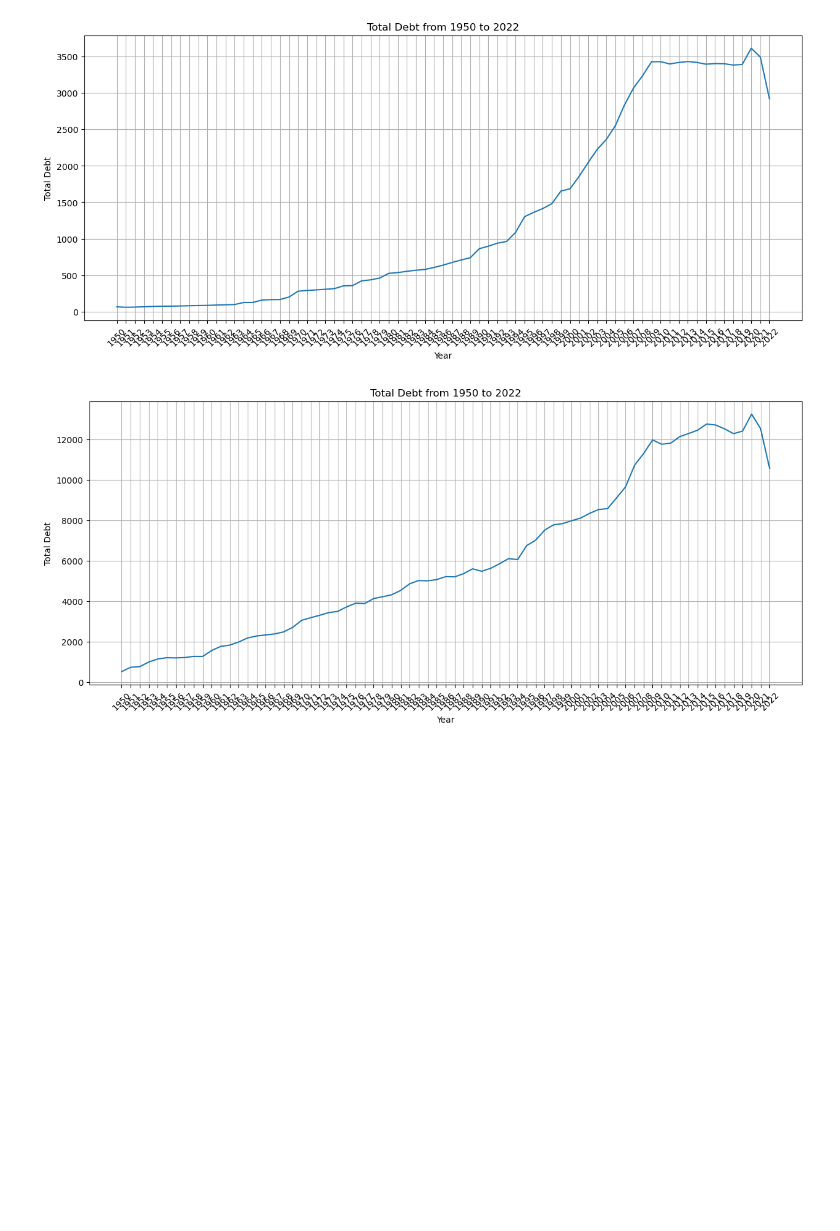
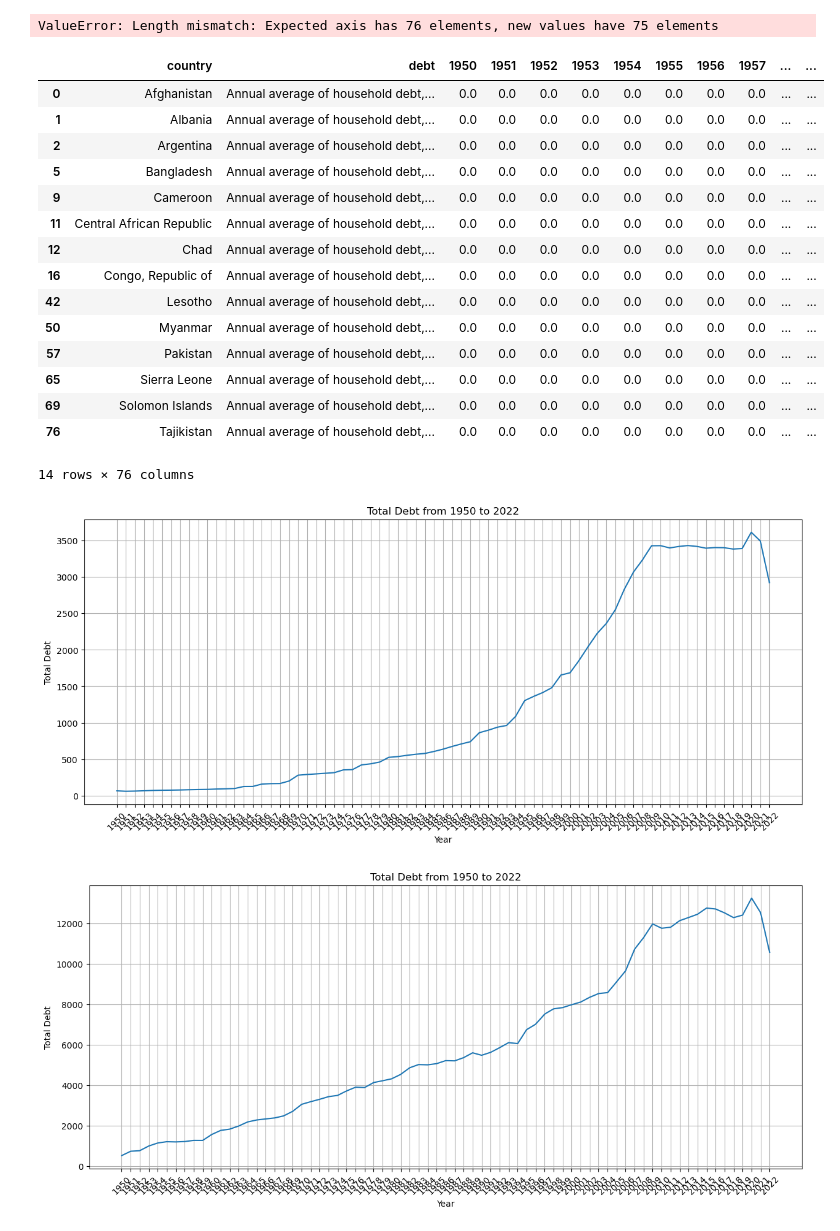
Before and after one commit to MaukanMir/global-debt-analysis, a Jupyter notebook: training.ipynb, the cells around one changed output. Saved outputs shown, nothing was run; the diff lists cells and outputs as text; code cells hidden in the pictures; blank space fills up the shorter version.

Commit message:
working on adding some new functionality to start and end

```diff
--- a/training.ipynb
+++ b/training.ipynb
@@ -4,7 +4,7 @@ import numpy as np
 import seaborn as sns
 import matplotlib.pyplot as plt
 # %%
-def read_all_file_paths(list_of_files:list)->list:
+def read_all_file_paths(list_of_files:list, start:int=None, end:int=None)->list:
   """
   Read a list of all of the file paths
 
@@ -15,21 +15,28 @@ def read_all_file_paths(list_of_files:list)->list:
       List
   """
 
-  list_of_dfs, col_names = [], ['country', 'indicator_name', '1950', '1951', '1952', '1953',
-       '1954', '1955', '1956', '1957', '1958', '1959', '1960', '1961', '1962',
-       '1963', '1964', '1965', '1966', '1967', '1968', '1969', '1970', '1971',
-       '1972', '1973', '1974', '1975', '1976', '1977', '1978', '1979', '1980',
-       '1981', '1982', '1983', '1984', '1985', '1986', '1987', '1988', '1989',
-       '1990', '1991', '1992', '1993', '1994', '1995', '1996', '1997', '1998',
-       '1999', '2000', '2001', '2002', '2003', '2004', '2005', '2006', '2007',
-       '2008', '2009', '2010', '2011', '2012', '2013', '2014', '2015', '2016',
-       '2017', '2018', '2019', '2020', '2021', '2022'],
+  if start and end:
+    year_columns = [str(year) for year in range(start, end+1)]
+    drop_columns = new_columns + year_columns
+  else:
+    year_columns = [str(year) for year in range(1950, 2023)]
+
+  new_columns = ['country', 'debt']
+  list_of_dfs = []
+  col_names = new_columns + year_columns
+
 
   for file in list_of_files:
+
     df = pd.read_csv(file + ".csv", encoding = "ISO-8859-1")
     df.fillna(0, inplace = True)
+    df['std_per_year'] = df[year_columns].std(axis=1)
+
+    if start and end:
+      df.drop(columns=[col for col in df.columns if col not in drop_columns], inplace=True, axis=1)
+
+
     df.columns = col_names
-    df["indicator_name"] ="debt"
 
     list_of_dfs.append(df)
 
@@ -91,6 +98,27 @@ file_paths = [
   ]
 
 centeral_government, household_debt, general_government_debt, non_financial_debt, private_debt = read_all_file_paths(file_paths)
+# %% [output]
+ValueError: Length mismatch: Expected axis has 76 elements, new values have 75 elements
+# %%
+household_debt[household_debt["std_per_year"] <5]
+# %% [output]
+|  | country | debt | 1950 | 1951 | 1952 | 1953 | 1954 | 1955 | 1956 | 1957 | ... | ... |
+| 0 | Afghanistan | Annual average of household debt,... | 0.0 | 0.0 | 0.0 | 0.0 | 0.0 | 0.0 | 0.0 | 0.0 | ... | ... |
+| 1 | Albania | Annual average of household debt,... | 0.0 | 0.0 | 0.0 | 0.0 | 0.0 | 0.0 | 0.0 | 0.0 | ... | ... |
+| 2 | Argentina | Annual average of household debt,... | 0.0 | 0.0 | 0.0 | 0.0 | 0.0 | 0.0 | 0.0 | 0.0 | ... | ... |
+| 5 | Bangladesh | Annual average of household debt,... | 0.0 | 0.0 | 0.0 | 0.0 | 0.0 | 0.0 | 0.0 | 0.0 | ... | ... |
+| 9 | Cameroon | Annual average of household debt,... | 0.0 | 0.0 | 0.0 | 0.0 | 0.0 | 0.0 | 0.0 | 0.0 | ... | ... |
+| 11 | Central African Republic | Annual average of household debt,... | 0.0 | 0.0 | 0.0 | 0.0 | 0.0 | 0.0 | 0.0 | 0.0 | ... | ... |
+| 12 | Chad | Annual average of household debt,... | 0.0 | 0.0 | 0.0 | 0.0 | 0.0 | 0.0 | 0.0 | 0.0 | ... | ... |
+| 16 | Congo, Republic of | Annual average of household debt,... | 0.0 | 0.0 | 0.0 | 0.0 | 0.0 | 0.0 | 0.0 | 0.0 | ... | ... |
+| 42 | Lesotho | Annual average of household debt,... | 0.0 | 0.0 | 0.0 | 0.0 | 0.0 | 0.0 | 0.0 | 0.0 | ... | ... |
+| 50 | Myanmar | Annual average of household debt,... | 0.0 | 0.0 | 0.0 | 0.0 | 0.0 | 0.0 | 0.0 | 0.0 | ... | ... |
+| 57 | Pakistan | Annual average of household debt,... | 0.0 | 0.0 | 0.0 | 0.0 | 0.0 | 0.0 | 0.0 | 0.0 | ... | ... |
+| 65 | Sierra Leone | Annual average of household debt,... | 0.0 | 0.0 | 0.0 | 0.0 | 0.0 | 0.0 | 0.0 | 0.0 | ... | ... |
+| 69 | Solomon Islands | Annual average of household debt,... | 0.0 | 0.0 | 0.0 | 0.0 | 0.0 | 0.0 | 0.0 | 0.0 | ... | ... |
+| 76 | Tajikistan | Annual average of household debt,... | 0.0 | 0.0 | 0.0 | 0.0 | 0.0 | 0.0 | 0.0 | 0.0 | ... | ... |
+14 rows × 76 columns
 # %%
 plot_debt_graph(household_debt)
 # %% [output]
```
Also changed, not shown: parts of 1 cell of this notebook.
